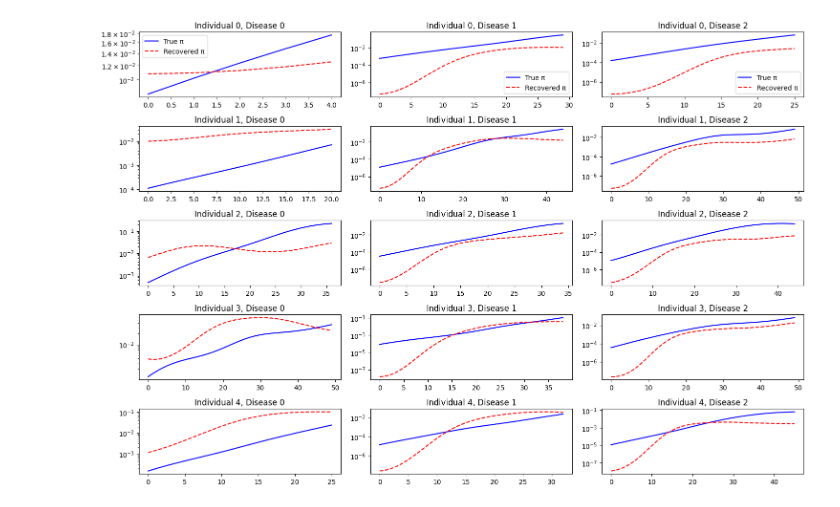
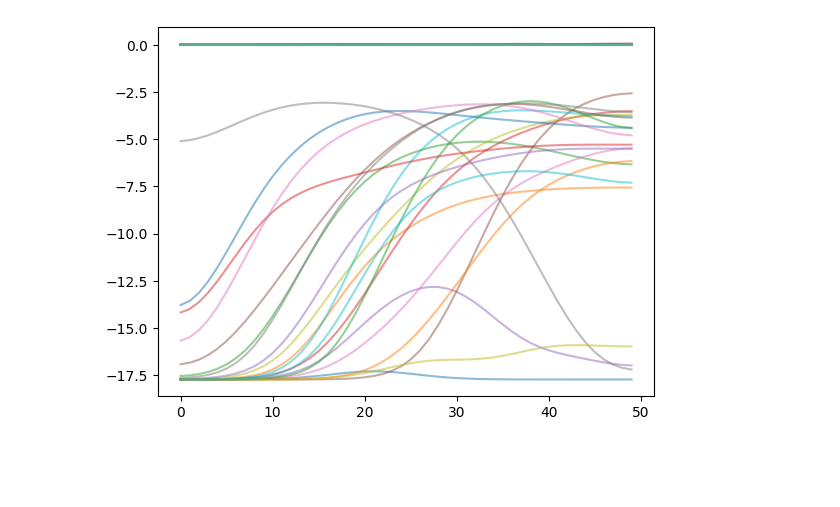
Before and after one commit to surbut/aladynoulli, a Jupyter notebook: pyScripts/newsim.ipynb, the cells around one changed output. Cells and saved outputs as stored; diff of their text form; code cells hidden in the pictures; blank space fills up the shorter version.

```diff
--- a/pyScripts/newsim.ipynb
+++ b/pyScripts/newsim.ipynb
@@ -196,55 +261,13 @@ plot_best_matches(data['pi'], model.forward()[0], n_samples=6)
-# %%
-def compare_pi_predictions(model, true_data, num_samples=5):
-    plt.figure(figsize=(15, 10))
-
-    # Get predicted pi
-    with torch.no_grad():
-        pred_pi = model.forward()[0].cpu().numpy()
-
-    # Compare for individuals still at risk
-    for n in range(num_samples):
-        for d in range(min(3, true_data['Y'].shape[1])):  # First few diseases
-            # Get times where individual is still at risk
-            at_risk_times = np.where(true_data['Y'][n,d,:].cumsum() == 0)[0]
-
-            if len(at_risk_times) > 0:
-                plt.subplot(num_samples, 3, n*3 + d + 1)
-                plt.plot(at_risk_times, true_data['pi'][n,d,at_risk_times], 'b-', label='True π')
-                plt.plot(at_risk_times, pred_pi[n,d,at_risk_times], 'r--', label='Recovered π')
-                plt.yscale('log')
-                plt.title(f'Individual {n}, Disease {d}')
-                if n == 0:
-                    plt.legend()
-
-    plt.tight_layout()
-    plt.show()
-
-def compare_pi_predictions(model, true_data, num_samples=5):
-    plt.figure(figsize=(15, 10))
-
-    # Get predicted pi
-    with torch.no_grad():
-        pred_pi = model.forward()[0].cpu().numpy()
-
-    # Compare for individuals still at risk
-    for n in range(num_samples):
-        for d in range(min(3, true_data['Y'].shape[1])):  # First few diseases
-            # Get times where individual is still at risk
-            at_risk_times = np.where(true_data['Y'][n,d,:].cumsum() == 0)[0]
-
-            if len(at_risk_times) > 0:
-                plt.subplot(num_samples, 3, n*3 + d + 1)
-                plt.plot(at_risk_times, true_data['pi'][n,d,at_risk_times], 'b-', label='True π')
-                plt.plot(at_risk_times, pred_pi[n,d,at_risk_times], 'r--', label='Recovered π')
-                plt.yscale('log')
-                plt.title(f'Individual {n}, Disease {d}')
-                if n == 0:
-                    plt.legend()
-
-    plt.tight_layout()
-    plt.show()
-
-
-compare_pi_predictions(model,data,num_samples=5)
-# %% [output]
-[figure, removed]
+# %%
+epsilon=1e-8
+logit_prev_t = torch.log(
+            (model.prevalence_t + epsilon) / (1 - model.prevalence_t + epsilon)
+        )  # D
+
+for d in range(data['Y'].shape[1]):
+    plt.plot(logit_prev_t[d,:], alpha=0.5, label=f'Disease {d}' if d < 5 else '')
+
+for d in range(data['Y'].shape[1]):
+    plt.plot(model.prevalence_t[d,:], alpha=0.5, label=f'Disease {d}' if d < 5 else '')
+# %% [output]
+[figure, added]
```
Also changed, not shown: parts of 31 cells of this notebook, 1 other file.
